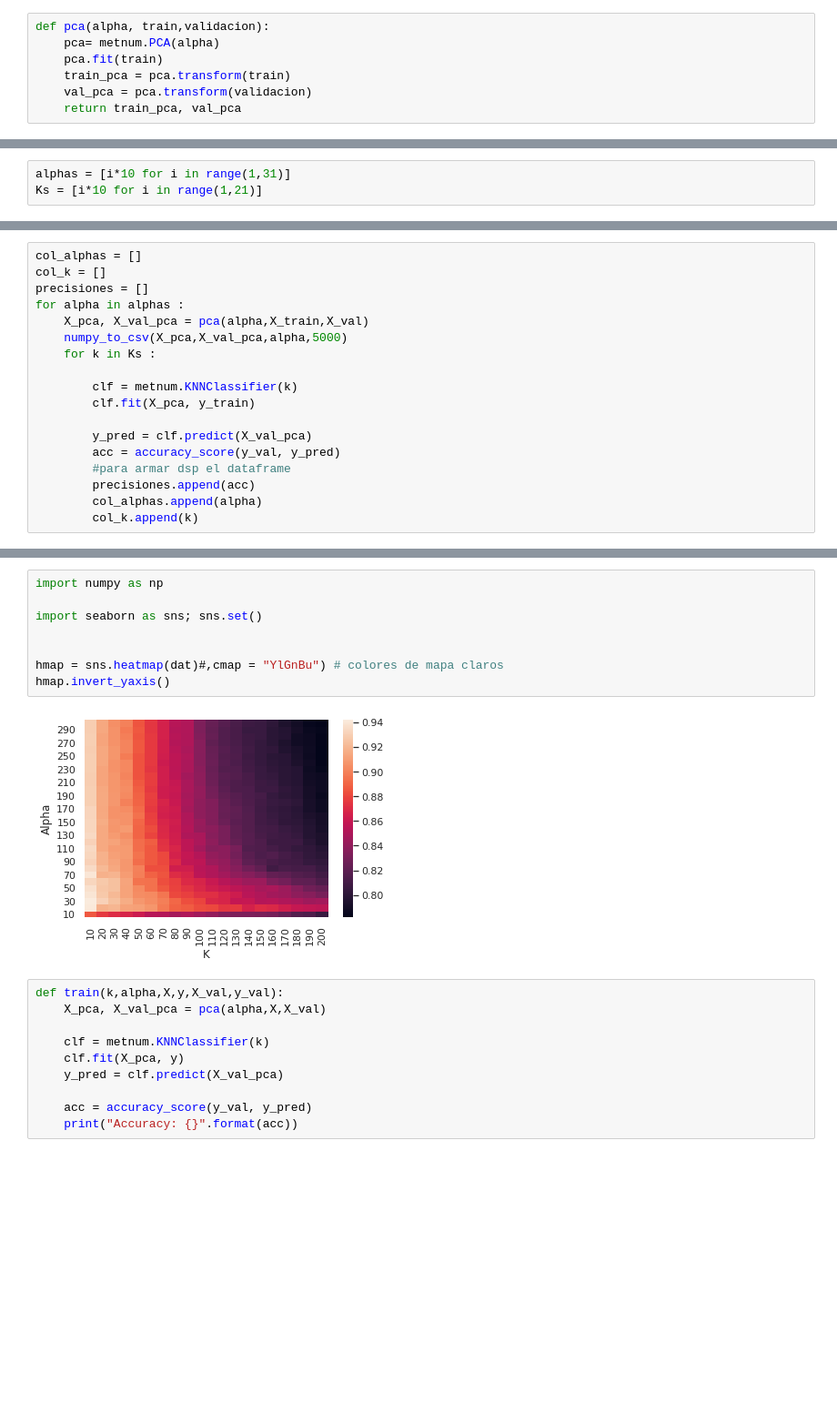
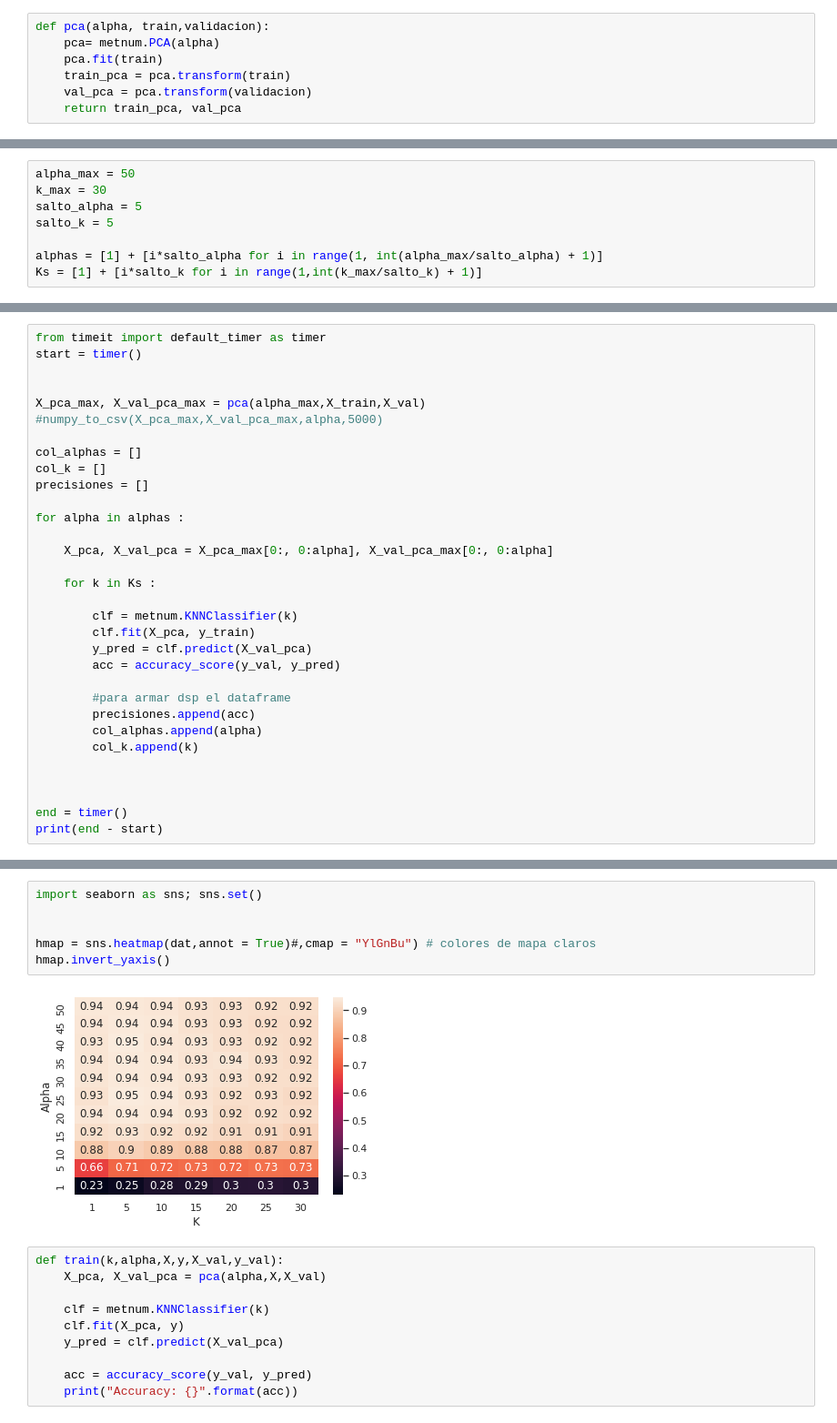
Before and after one commit to fzanollo/metodos-num, a Jupyter notebook: tp2/notebooks/preliminares.ipynb, the cells around one changed output, grey strips where cells are left out. Shown: that part at 91% size. Cells and saved outputs as stored; diff of their text form; blank space fills up the shorter version.

```diff
--- a/tp2/notebooks/preliminares.ipynb
+++ b/tp2/notebooks/preliminares.ipynb
@@ -152,3 +150,8 @@ numpy_to_csv(X_pca,X_val_pca,alpha,5000)
 # %%
-alphas = [i*10 for i in range(1,31)]
-Ks = [i*10 for i in range(1,21)]
+alpha_max = 50
+k_max = 30
+salto_alpha = 5
+salto_k = 5
+
+alphas = [1] + [i*salto_alpha for i in range(1, int(alpha_max/salto_alpha) + 1)]
+Ks = [1] + [i*salto_k for i in range(1,int(k_max/salto_k) + 1)]
@@ -155,18 +162,32 @@ Ks = [i*10 for i in range(1,21)]
 # %%
+from timeit import default_timer as timer
+start = timer()
+
+
+X_pca_max, X_val_pca_max = pca(alpha_max,X_train,X_val)
+#numpy_to_csv(X_pca_max,X_val_pca_max,alpha,5000)
+
 col_alphas = []
 col_k = []
 precisiones = []
+
 for alpha in alphas :
-    X_pca, X_val_pca = pca(alpha,X_train,X_val)
-    numpy_to_csv(X_pca,X_val_pca,alpha,5000)
+
+    X_pca, X_val_pca = X_pca_max[0:, 0:alpha], X_val_pca_max[0:, 0:alpha]
+
     for k in Ks :
 
         clf = metnum.KNNClassifier(k)
         clf.fit(X_pca, y_train)
-
         y_pred = clf.predict(X_val_pca)
         acc = accuracy_score(y_val, y_pred)
+
         #para armar dsp el dataframe
         precisiones.append(acc)
         col_alphas.append(alpha)
         col_k.append(k)
+
+
+
+end = timer()
+print(end - start)
@@ -203,13 +221,11 @@ col_alphas_mod[indmax],col_k[indmax]
 # %%
-import numpy as np
-
 import seaborn as sns; sns.set()
 
 
-hmap = sns.heatmap(dat)#,cmap = "YlGnBu") # colores de mapa claros
+hmap = sns.heatmap(dat,annot = True)#,cmap = "YlGnBu") # colores de mapa claros
 hmap.invert_yaxis()
 # %% [output]
-[figure, old version]
+[figure, new version]
 # %%
 def train(k,alpha,X,y,X_val,y_val):
     X_pca, X_val_pca = pca(alpha,X,X_val)
```
Also changed, not shown: parts of 9 cells of this notebook.
